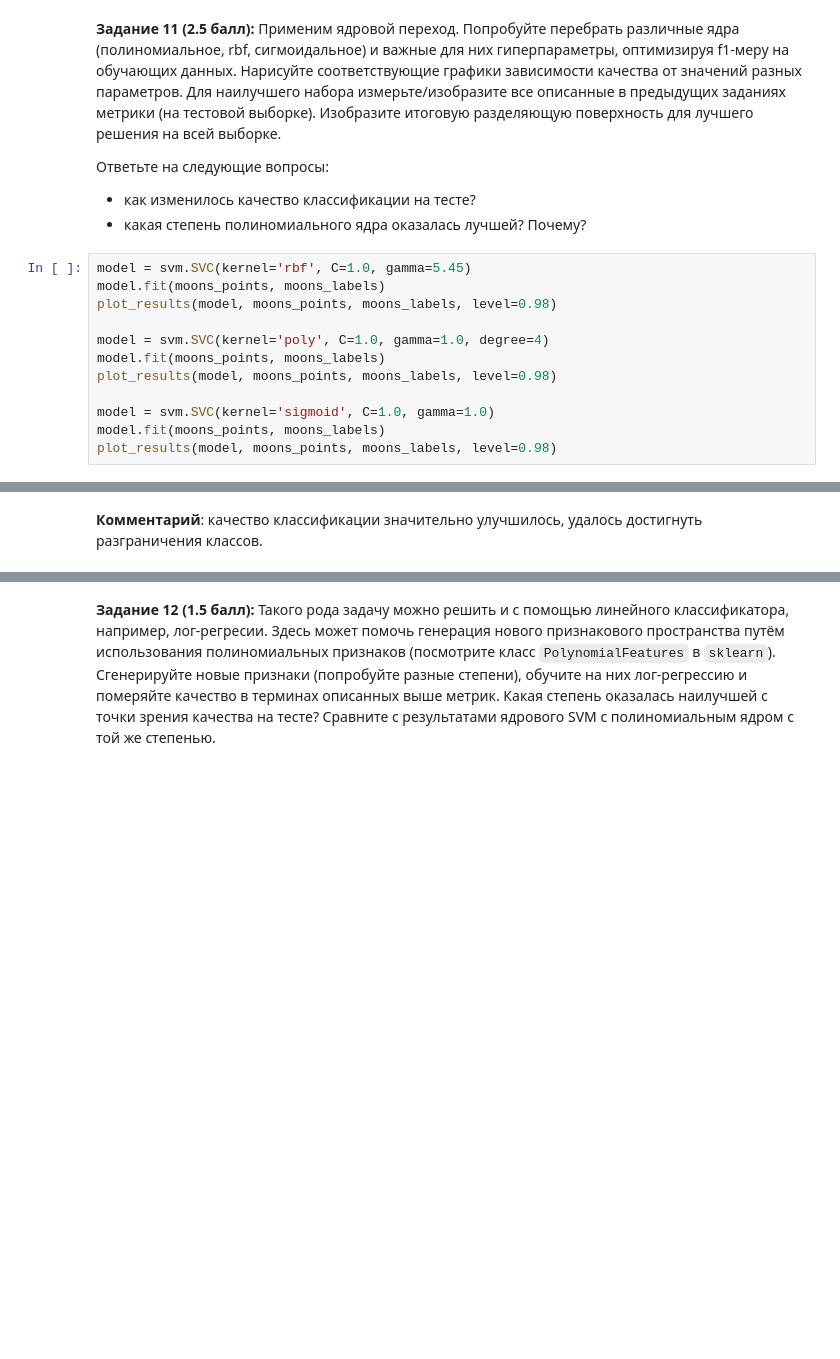
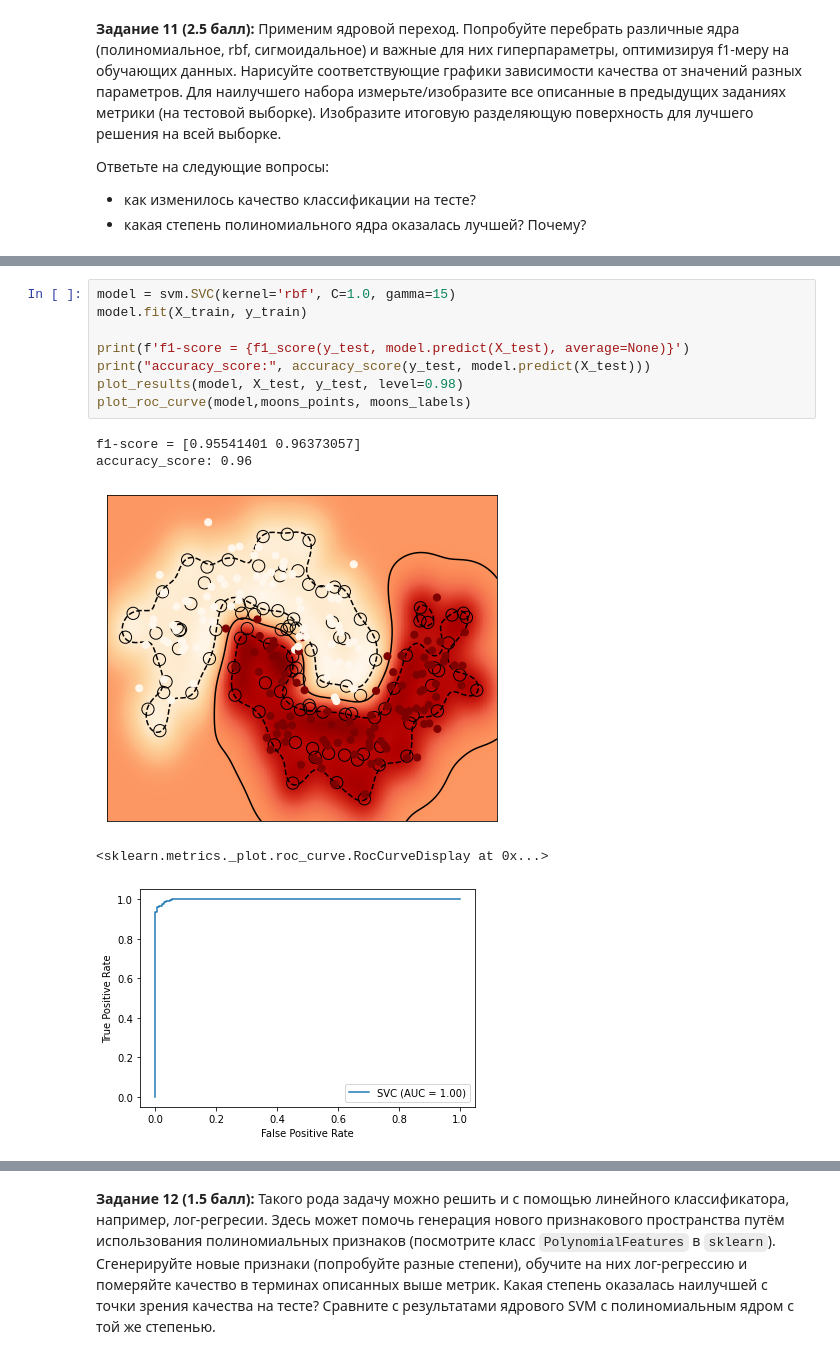
Before and after one commit to dep-810b-studs/mipt-python, a Jupyter notebook: tasks/mipt-python-task-ml.ipynb, the cells around one changed output, grey strips where cells are left out. Saved outputs shown, nothing was run; the diff lists cells and outputs as text; blank space fills up the shorter version.

```diff
--- a/tasks/mipt-python-task-ml.ipynb
+++ b/tasks/mipt-python-task-ml.ipynb
@@ -476,15 +476,3 @@ __Задание 11 (2.5 балл):__ Применим ядровой перех
 Ответьте на следующие вопросы:
 - как изменилось качество классификации на тесте?
 - какая степень полиномиального ядра оказалась лучшей? Почему?
-# %%
-model = svm.SVC(kernel='rbf', C=1.0, gamma=5.45)
-model.fit(moons_points, moons_labels)
-plot_results(model, moons_points, moons_labels, level=0.98)
-
-model = svm.SVC(kernel='poly', C=1.0, gamma=1.0, degree=4)
-model.fit(moons_points, moons_labels)
-plot_results(model, moons_points, moons_labels, level=0.98)
-
-model = svm.SVC(kernel='sigmoid', C=1.0, gamma=1.0)
-model.fit(moons_points, moons_labels)
-plot_results(model, moons_points, moons_labels, level=0.98)
@@ -495,2 +479,14 @@ plot_results(model, moons_points, moons_labels, level=0.98)
-# %% [markdown]
-__Комментарий__: качество классификации значительно улучшилось, удалось достигнуть разграничения классов.
+# %%
+model = svm.SVC(kernel='rbf', C=1.0, gamma=15)
+model.fit(X_train, y_train)
+
+print(f'f1-score = {f1_score(y_test, model.predict(X_test), average=None)}')
+print("accuracy_score:", accuracy_score(y_test, model.predict(X_test)))
+plot_results(model, X_test, y_test, level=0.98)
+plot_roc_curve(model,moons_points, moons_labels)
+# %% [output]
+f1-score = [0.95541401 0.96373057]
+accuracy_score: 0.96
+[figure, added]
+<sklearn.metrics._plot.roc_curve.RocCurveDisplay at 0x...>
+[figure, added]
```
Also changed, not shown: parts of 4 cells of this notebook.
